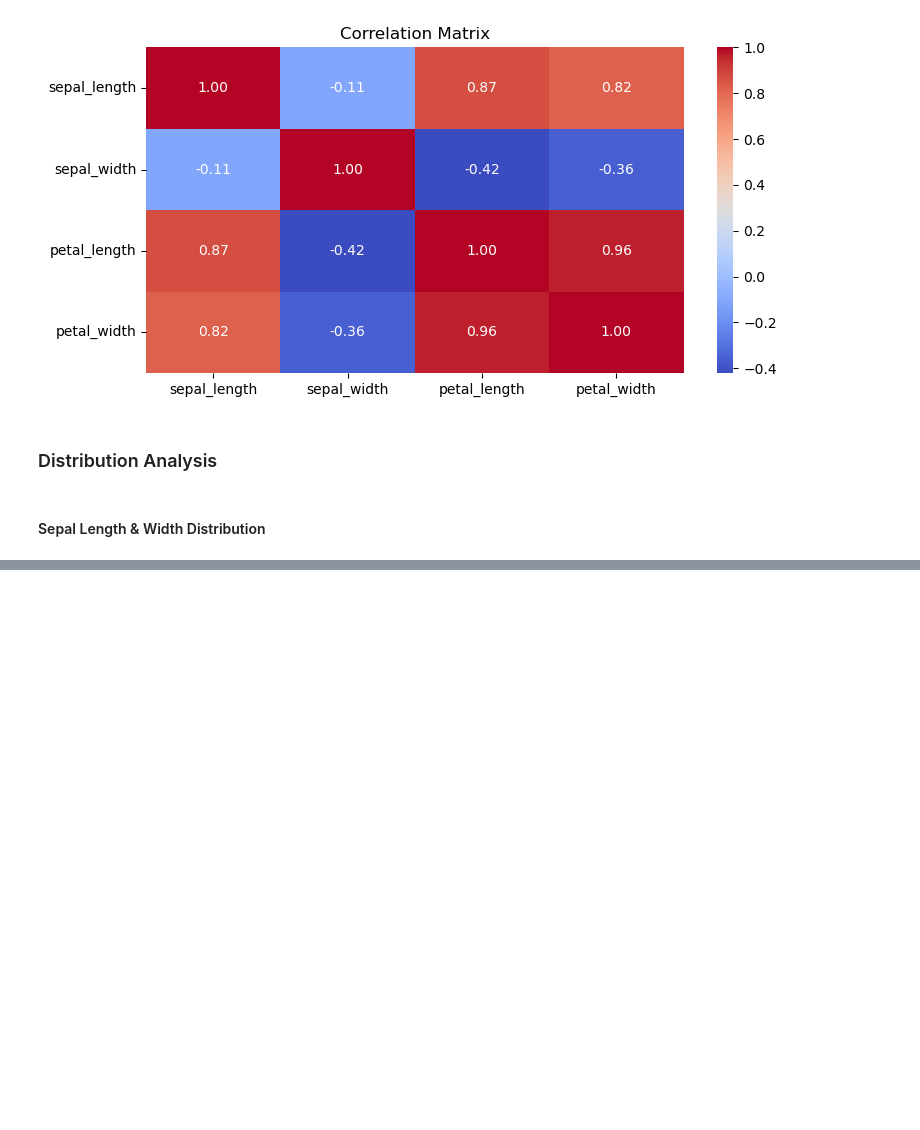
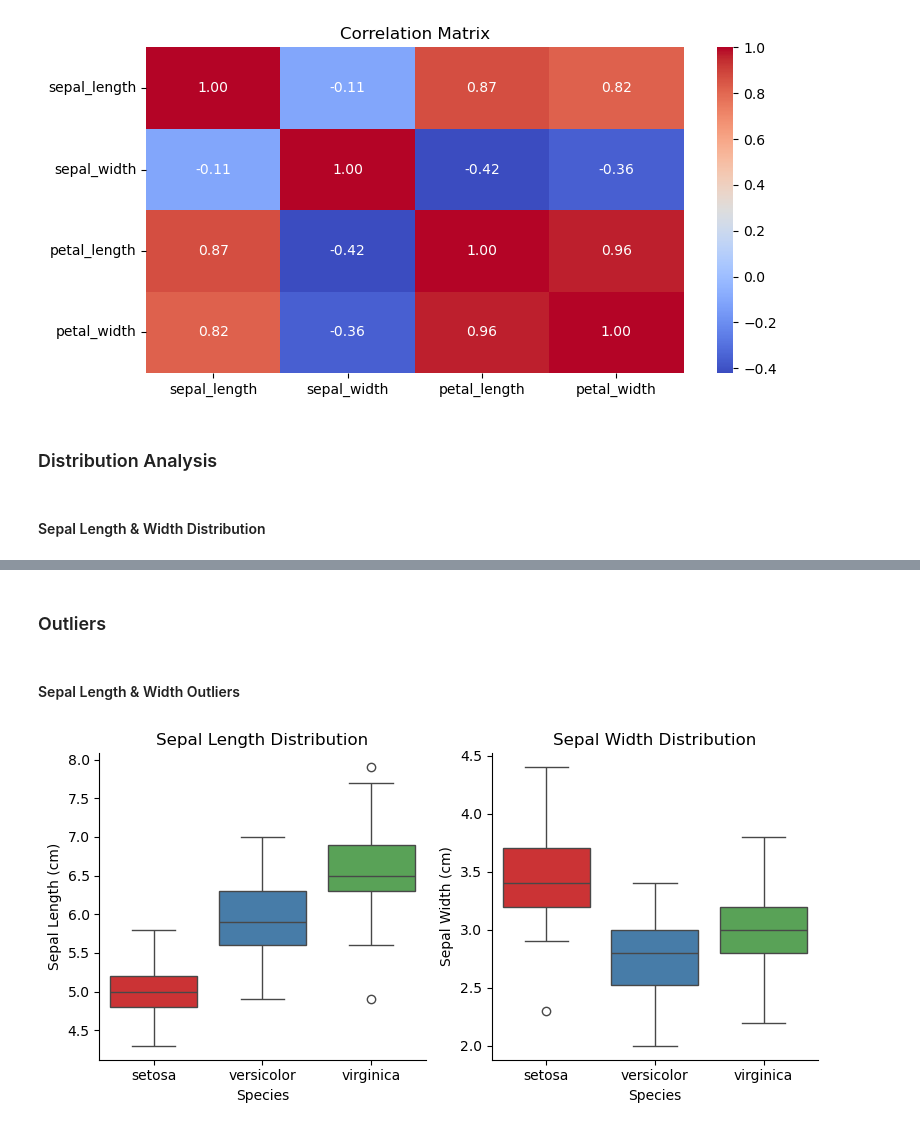
Before and after one commit to modyreturn/Codveda_Iris_Analysis, a Jupyter notebook: Iris_Codveda.ipynb, the cells around one changed output, grey strips where cells are left out. Saved outputs shown, nothing was run; the diff lists cells and outputs as text; code cells hidden in the pictures; blank space fills up the shorter version.

```diff
--- a/Iris_Codveda.ipynb
+++ b/Iris_Codveda.ipynb
@@ -169,0 +206,34 @@ plt.show()
+# %% [markdown]
+### Outliers
+# %% [markdown]
+#### Sepal Length & Width Outliers
+# %%
+fig, axes = plt.subplots(1, 2, figsize=(8, 4))
+sns.boxplot(
+    data=df,
+    x='species',
+    y='sepal_length',
+    ax=axes[0],
+    palette='Set1'
+)
+axes[0].set_title('Sepal Length Distribution')
+axes[0].set_xlabel('Species')
+axes[0].set_ylabel('Sepal Length (cm)')
+
+sns.boxplot(
+    data=df,
+    x='species',
+    y='sepal_width',
+    ax=axes[1],
+    palette='Set1'
+)
+axes[1].set_title('Sepal Width Distribution')
+axes[1].set_xlabel('Species')
+axes[1].set_ylabel('Sepal Width (cm)')
+
+
+sns.despine()
+plt.tight_layout()
+plt.show()
+# %% [output]
+[figure, added]
```
Also changed, not shown: parts of 10 cells of this notebook.
